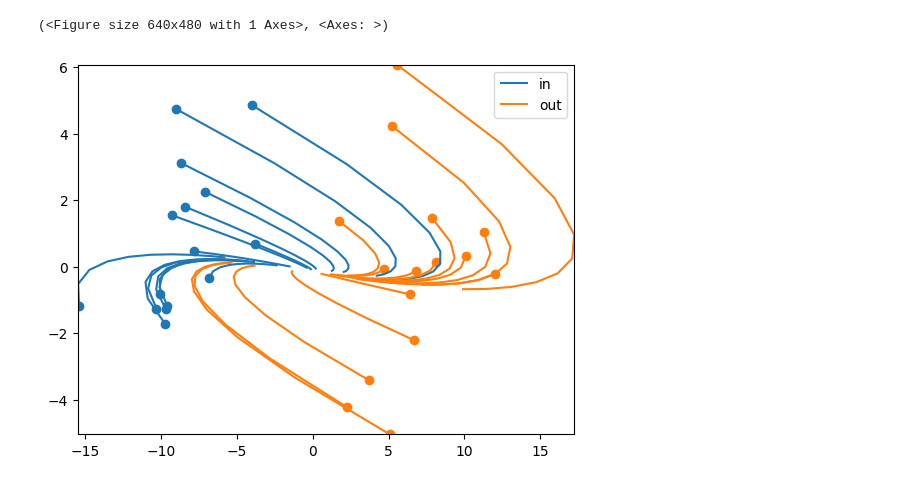
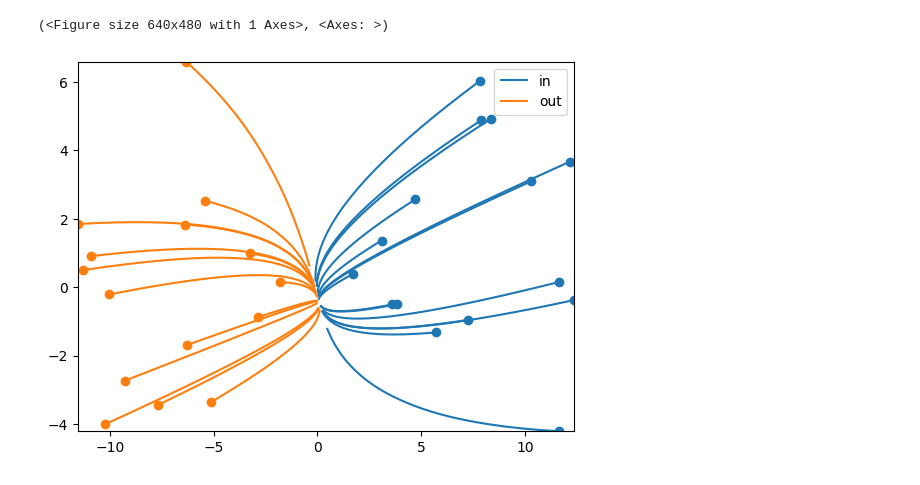
Before and after one commit to DynaDojo/dynadojo, a Jupyter notebook: demos/lds_demo.ipynb, the cells around one changed output. Saved outputs shown, nothing was run; the diff lists cells and outputs as text; code cells hidden in the pictures.

```diff
--- a/demos/lds_demo.ipynb
+++ b/demos/lds_demo.ipynb
@@ -10,16 +10,16 @@ To enable the following instructions: AVX2 AVX512F AVX512_VNNI FMA, in other ope
 # %%
 latent_dim = 2
 embed_dim = 3
-n = 15
-timesteps = 10
+n = 5000
+timesteps = 50
 system = dd.systems.LDSSystem(latent_dim, embed_dim, noise_scale=0)
 x0 = system.make_init_conds(n)
 y0 = system.make_init_conds(30, in_dist=False)
 x = system.make_data(x0, control=np.zeros((n, timesteps, embed_dim)), timesteps=timesteps)
 y = system.make_data(y0, control=np.zeros((n, timesteps, embed_dim)), timesteps=timesteps, noisy=True)
 dd.utils.lds.plot([x, y], target_dim=min(latent_dim, 3), labels=["in", "out"], max_lines=15)
 # %% [output]
 (<Figure size 640x480 with 1 Axes>, <Axes: >)
-[figure, old version]
+[figure, new version]
 # %%
 linear_model = dd.baselines.DNN(embed_dim, timesteps, activation=None, max_control_cost=0)
```
Also changed, not shown: parts of 4 cells of this notebook, 2 other files.
